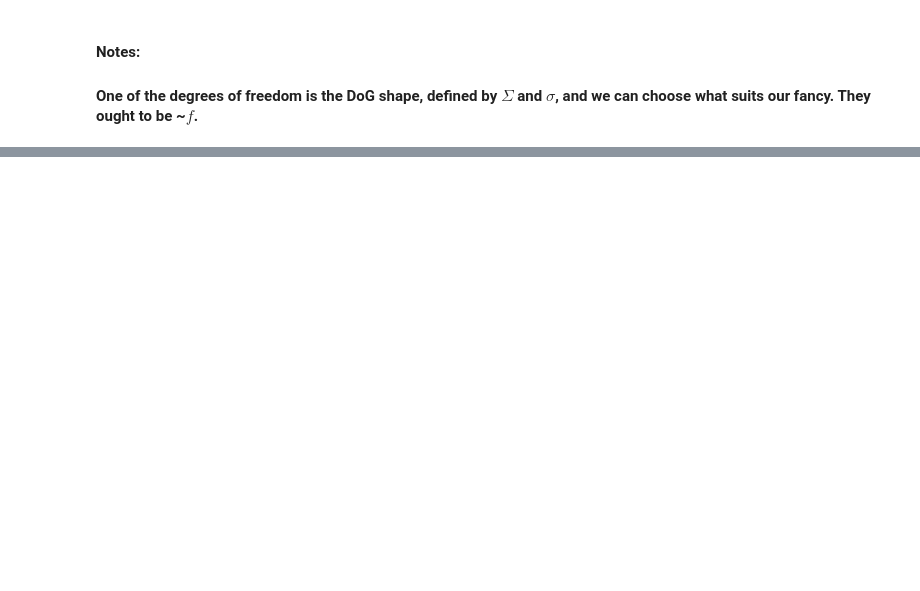
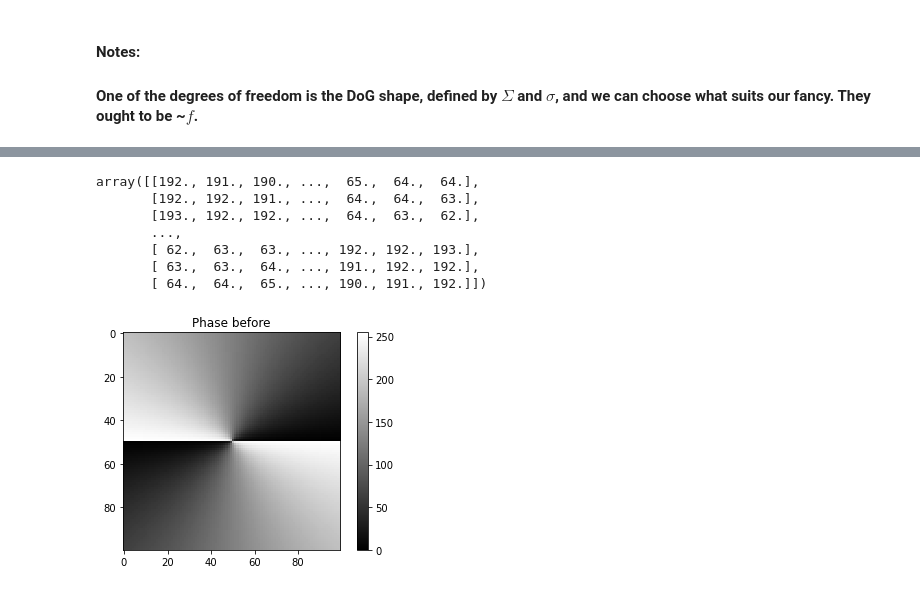
Before and after one commit to jabacousnac/Grier-Lab-Code, a Jupyter notebook: TrapOptimization.ipynb, the cells around one changed output, grey strips where cells are left out. Saved outputs shown, nothing was run; the diff lists cells and outputs as text; code cells hidden in the pictures; blank space fills up the shorter version.

```diff
--- a/TrapOptimization.ipynb
+++ b/TrapOptimization.ipynb
@@ -64,0 +218,11 @@ optimize()
+# %%
+obtain_trial_phase()
+# %% [output]
+array([[192., 191., 190., ...,  65.,  64.,  64.],
+       [192., 192., 191., ...,  64.,  64.,  63.],
+       [193., 192., 192., ...,  64.,  63.,  62.],
+       ...,
+       [ 62.,  63.,  63., ..., 192., 192., 193.],
+       [ 63.,  63.,  64., ..., 191., 192., 192.],
+       [ 64.,  64.,  65., ..., 190., 191., 192.]])
+[figure, added]
```
Also changed, not shown: parts of 7 cells of this notebook.
